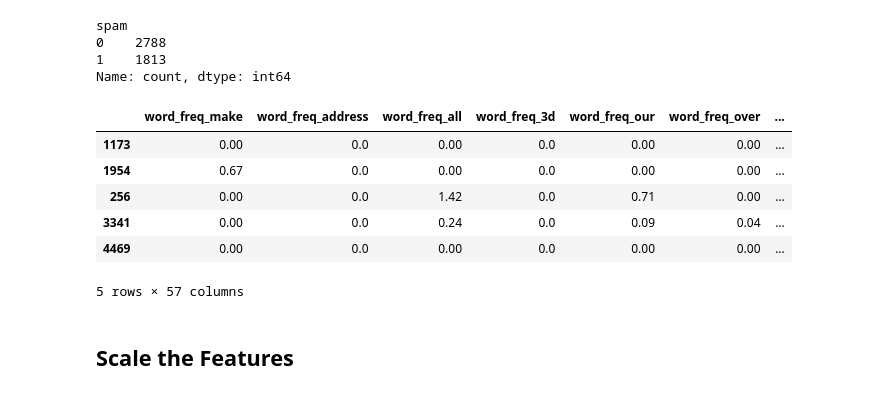
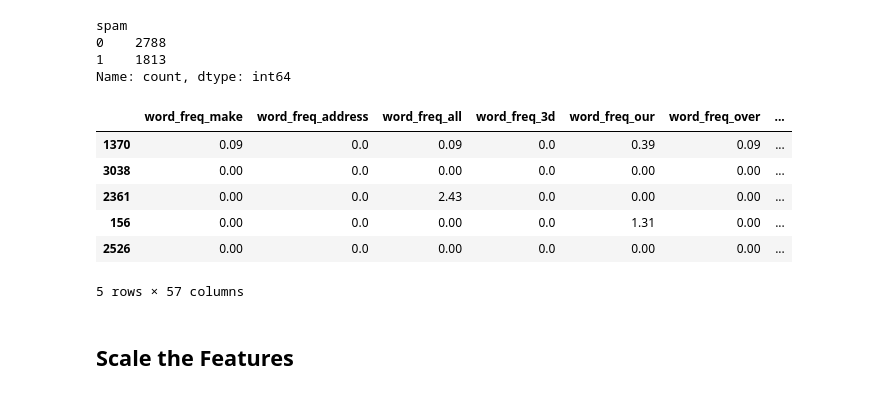
Before and after one commit to Corey-Holton/classification-challenge, a Jupyter notebook: spam_detector.ipynb, the cells around one changed output. Cells and saved outputs as stored; diff of their text form; code cells hidden in the pictures.

```diff
--- a/spam_detector.ipynb
+++ b/spam_detector.ipynb
@@ -71,17 +72,17 @@ spam
 Name: count, dtype: int64
 # %%
 # Split the data into X_train, X_test, y_train, y_test
-X_train, X_test, y_train, y_test = train_test_split(X, y, random_state=42)
+X_train, X_test, y_train, y_test = train_test_split(X, y, test_size=.2, random_state=42)
 
 #Display the first 5 rows of X_train
 X_train.head()
 # %% [output]
 |  | word_freq_make | word_freq_address | word_freq_all | word_freq_3d | word_freq_our | word_freq_over | ... |
-| 1173 | 0.00 | 0.0 | 0.00 | 0.0 | 0.00 | 0.00 | ... |
-| 1954 | 0.67 | 0.0 | 0.00 | 0.0 | 0.00 | 0.00 | ... |
-| 256 | 0.00 | 0.0 | 1.42 | 0.0 | 0.71 | 0.00 | ... |
-| 3341 | 0.00 | 0.0 | 0.24 | 0.0 | 0.09 | 0.04 | ... |
-| 4469 | 0.00 | 0.0 | 0.00 | 0.0 | 0.00 | 0.00 | ... |
+| 1370 | 0.09 | 0.0 | 0.09 | 0.0 | 0.39 | 0.09 | ... |
+| 3038 | 0.00 | 0.0 | 0.00 | 0.0 | 0.00 | 0.00 | ... |
+| 2361 | 0.00 | 0.0 | 2.43 | 0.0 | 0.00 | 0.00 | ... |
+| 156 | 0.00 | 0.0 | 0.00 | 0.0 | 1.31 | 0.00 | ... |
+| 2526 | 0.00 | 0.0 | 0.00 | 0.0 | 0.00 | 0.00 | ... |
 5 rows × 57 columns
 # %% [markdown]
 ## Scale the Features
```
Also changed, not shown: parts of 8 cells of this notebook.
